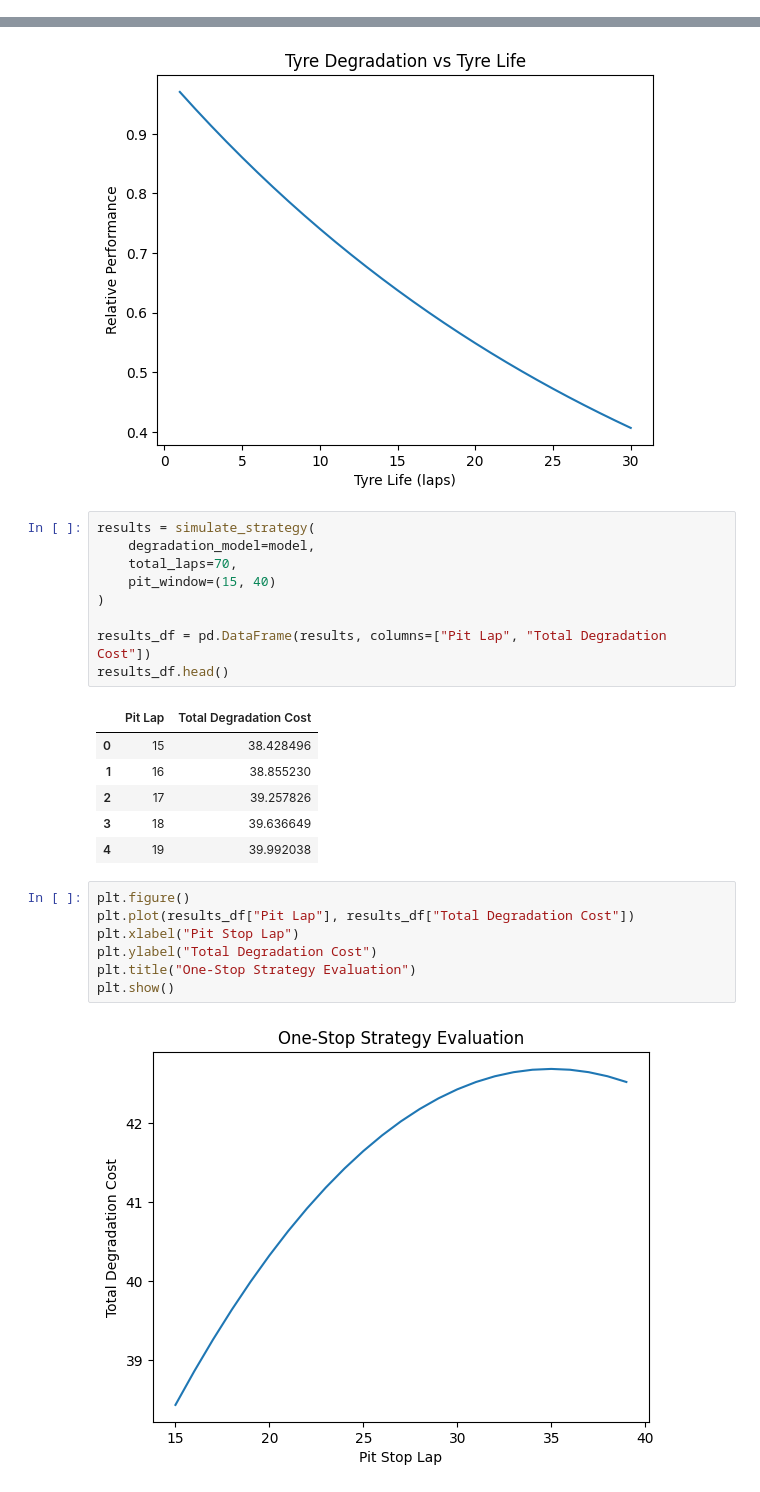
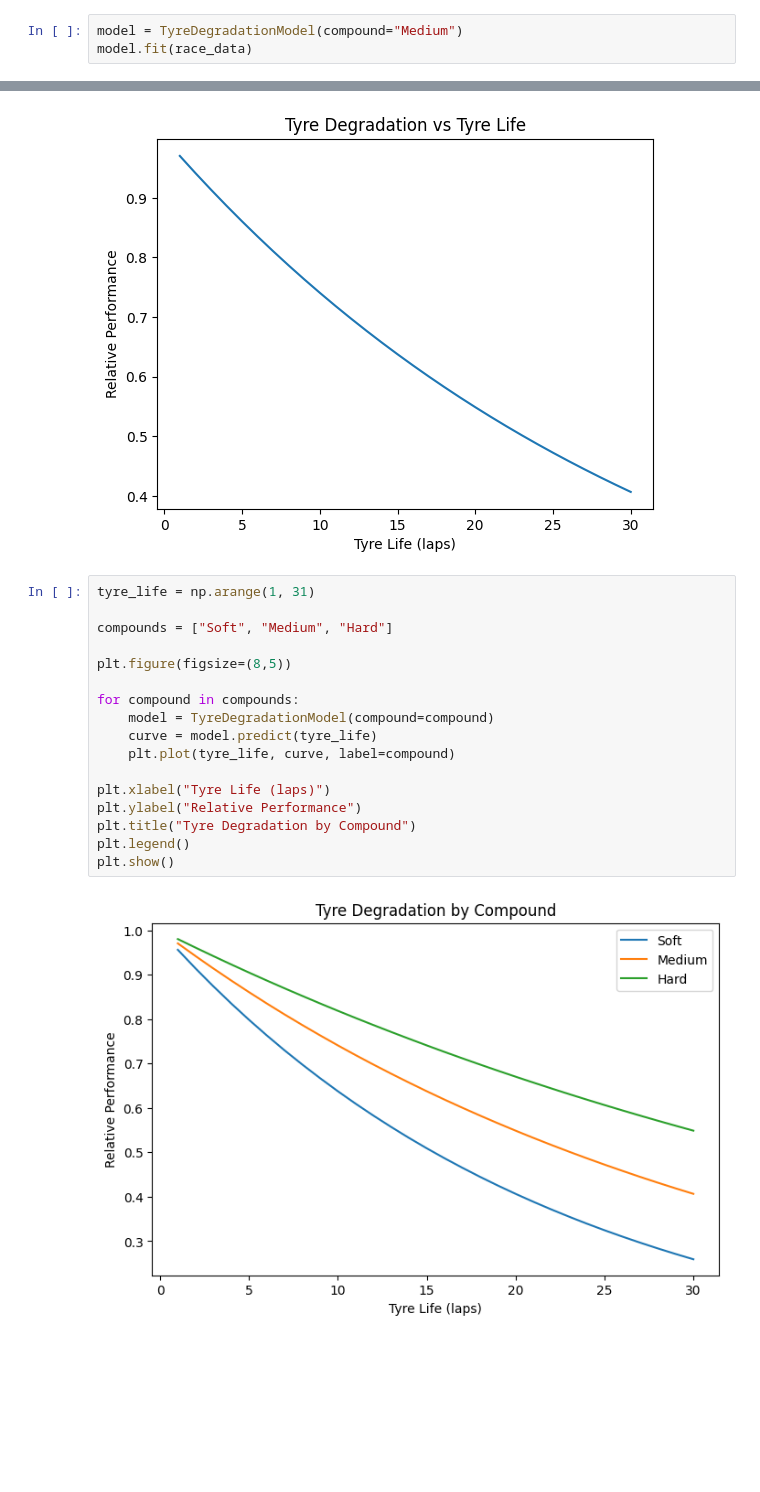
Before and after one commit to Sneha73685/f1-tyre-strategy-colab, a Jupyter notebook: tyre-degradation-simulation.ipynb, the cells around one changed output, grey strips where cells are left out. Saved outputs shown, nothing was run; the diff lists cells and outputs as text; blank space fills up the shorter version.

```diff
--- a/tyre-degradation-simulation.ipynb
+++ b/tyre-degradation-simulation.ipynb
@@ -38,3 +33,6 @@ from degradation import TyreDegradationModel
 print(inspect.signature(TyreDegradationModel.predict))
 # %% [output]
 (self, tyre_life)
+# %%
+model = TyreDegradationModel(compound="Medium")
+model.fit(race_data)
@@ -50,28 +50,22 @@ plt.title("Tyre Degradation vs Tyre Life")
 plt.show()
 # %% [output]
 [figure]
-# %%
-results = simulate_strategy(
-    degradation_model=model,
-    total_laps=70,
-    pit_window=(15, 40)
-)
-
-results_df = pd.DataFrame(results, columns=["Pit Lap", "Total Degradation Cost"])
-results_df.head()
-# %% [output]
-|  | Pit Lap | Total Degradation Cost |
-| 0 | 15 | 38.428496 |
-| 1 | 16 | 38.855230 |
-| 2 | 17 | 39.257826 |
-| 3 | 18 | 39.636649 |
-| 4 | 19 | 39.992038 |
-# %%
-plt.figure()
-plt.plot(results_df["Pit Lap"], results_df["Total Degradation Cost"])
-plt.xlabel("Pit Stop Lap")
-plt.ylabel("Total Degradation Cost")
-plt.title("One-Stop Strategy Evaluation")
-plt.show()
-# %% [output]
-[figure, removed]
+# %%
+tyre_life = np.arange(1, 31)
+
+compounds = ["Soft", "Medium", "Hard"]
+
+plt.figure(figsize=(8,5))
+
+for compound in compounds:
+    model = TyreDegradationModel(compound=compound)
+    curve = model.predict(tyre_life)
+    plt.plot(tyre_life, curve, label=compound)
+
+plt.xlabel("Tyre Life (laps)")
+plt.ylabel("Relative Performance")
+plt.title("Tyre Degradation by Compound")
+plt.legend()
+plt.show()
+# %% [output]
+[figure, added]
```
Also changed, not shown: parts of 9 cells of this notebook, 2 other files.
